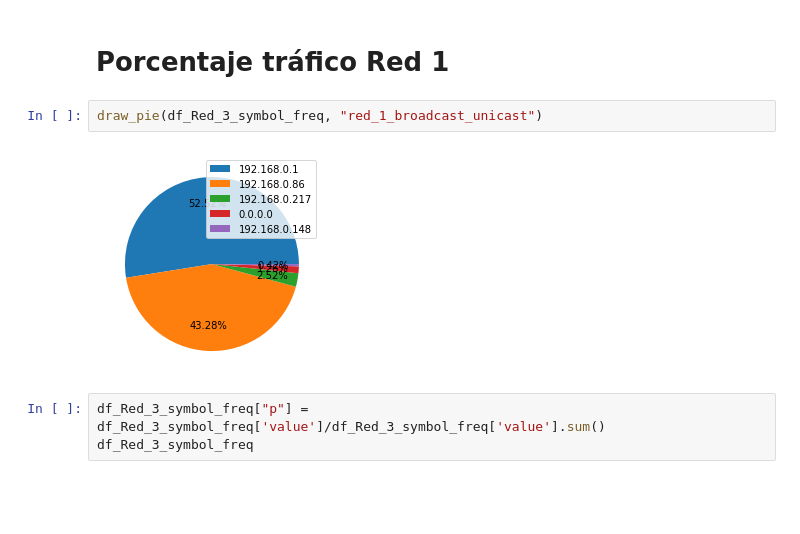
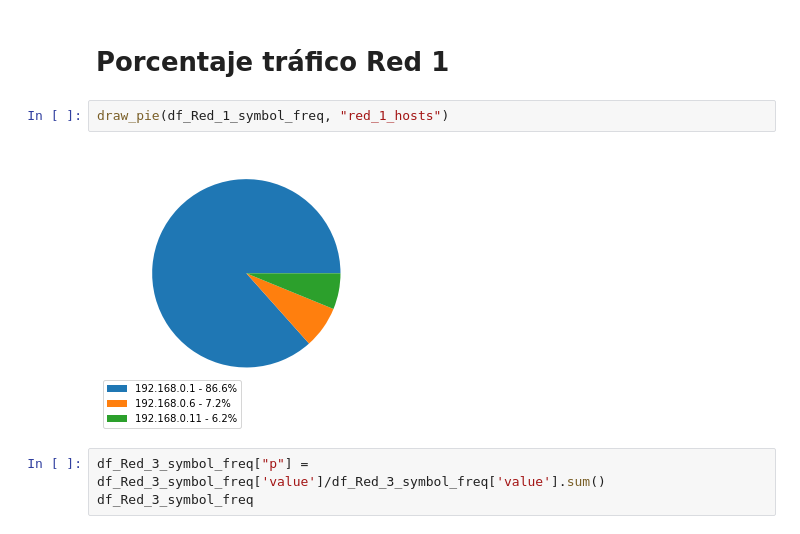
Before and after one commit to cap-diego/tdc-tp1, a Jupyter notebook: analysis_2.ipynb, the cells around one changed output. Cells and saved outputs as stored; diff of their text form; blank space fills up the shorter version.

```diff
--- a/analysis_2.ipynb
+++ b/analysis_2.ipynb
@@ -99,9 +111,9 @@ draw_info_by_proto(df_Red_3_info, Red_3, df_Red_3_entropy, "red_3_info")
 # %% [markdown]
 # Porcentaje tráfico Red 1
-# %%
-draw_pie(df_Red_3_symbol_freq, "red_1_broadcast_unicast")
-# %% [output]
-[figure, removed]
+# %%
+draw_pie(df_Red_1_symbol_freq, "red_1_hosts")
+# %% [output]
+[figure, added]
 # %%
 df_Red_3_symbol_freq["p"] =  df_Red_3_symbol_freq['value']/df_Red_3_symbol_freq['value'].sum()
 df_Red_3_symbol_freq
```
Also changed, not shown: parts of 14 cells of this notebook, 20 other files.
